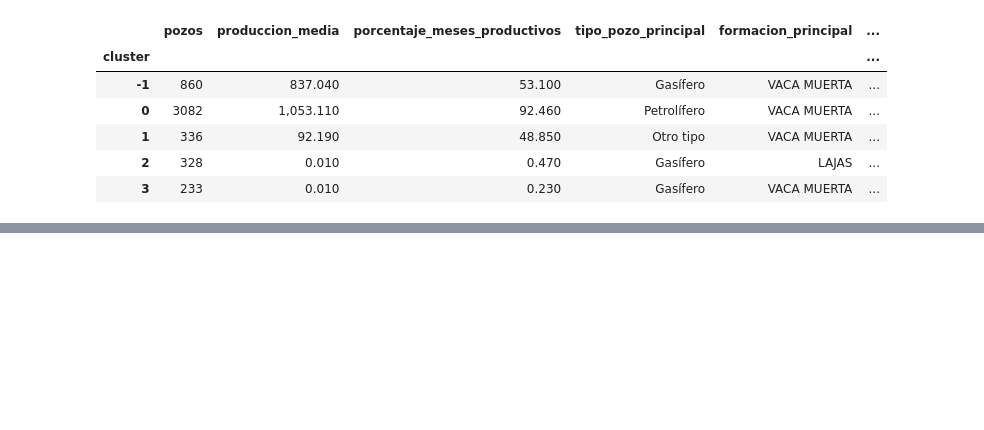
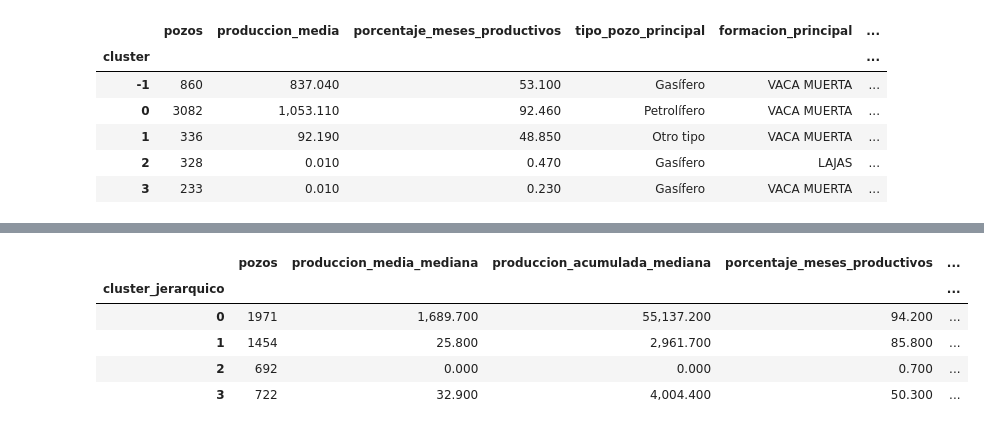
Before and after one commit to alexParedes027/oil-production-prediction, a Jupyter notebook: notebooks/07_modelado_clustering.ipynb, the cells around one changed output, grey strips where cells are left out. Saved outputs shown, nothing was run; the diff lists cells and outputs as text; code cells hidden in the pictures; blank space fills up the shorter version.

```diff
--- a/notebooks/07_modelado_clustering.ipynb
+++ b/notebooks/07_modelado_clustering.ipynb
@@ -1904,0 +2060,32 @@ display(resumen_perfiles)
+# %%
+def categoria_principal(serie):
+    frecuencias = serie.value_counts(normalize=True, dropna=False)
+    return f"{frecuencias.index[0]} ({frecuencias.iloc[0] * 100:.0f} %)"
+
+
+resumen_jerarquico = (
+    perfiles_candidato
+    .groupby("cluster_jerarquico")
+    .agg(
+        pozos=("idpozo", "count"),
+        produccion_media_mediana=("produccion_media", "median"),
+        produccion_acumulada_mediana=("produccion_acumulada", "median"),
+        porcentaje_meses_productivos=("porcentaje_meses_productivos", "mean"),
+        produccion_media_6m_mediana=("produccion_media_6m", "median"),
+        meses_observados_mediana=("meses_observados", "median"),
+        profundidad_mediana=("profundidad", "median"),
+        tipo_pozo_principal=("tipopozo", categoria_principal),
+        recurso_principal=("sub_tipo_recurso", categoria_principal),
+        formacion_principal=("formacion", categoria_principal),
+    )
+    .round(1)
+)
+
+display(resumen_jerarquico)
+# %% [output]
+|  | pozos | produccion_media_mediana | produccion_acumulada_mediana | porcentaje_meses_productivos | ... |
+| cluster_jerarquico |  |  |  |  | ... |
+| 0 | 1971 | 1,689.700 | 55,137.200 | 94.200 | ... |
+| 1 | 1454 | 25.800 | 2,961.700 | 85.800 | ... |
+| 2 | 692 | 0.000 | 0.000 | 0.700 | ... |
+| 3 | 722 | 32.900 | 4,004.400 | 50.300 | ... |
```
Also changed, not shown: parts of 20 cells of this notebook.
